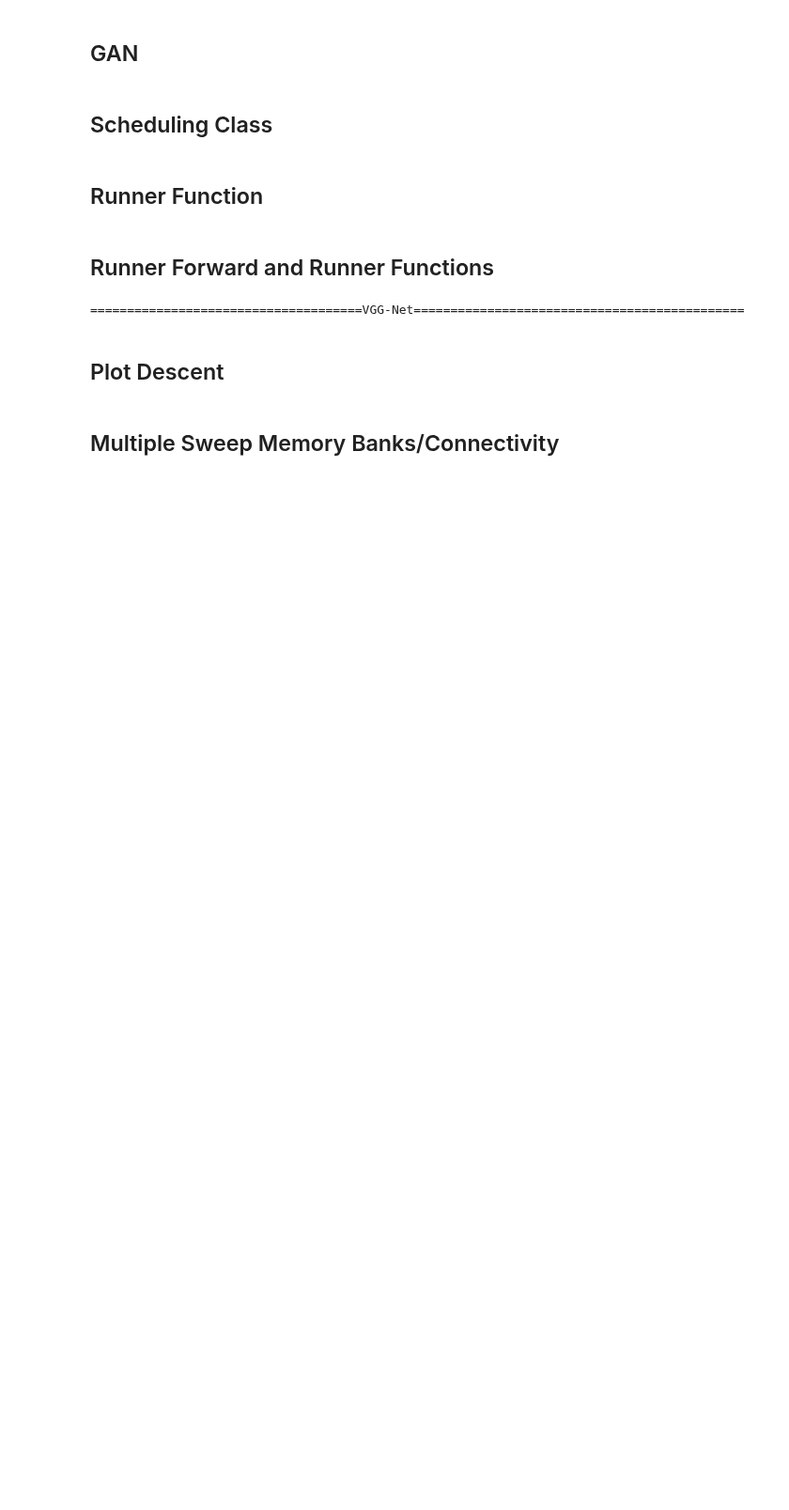
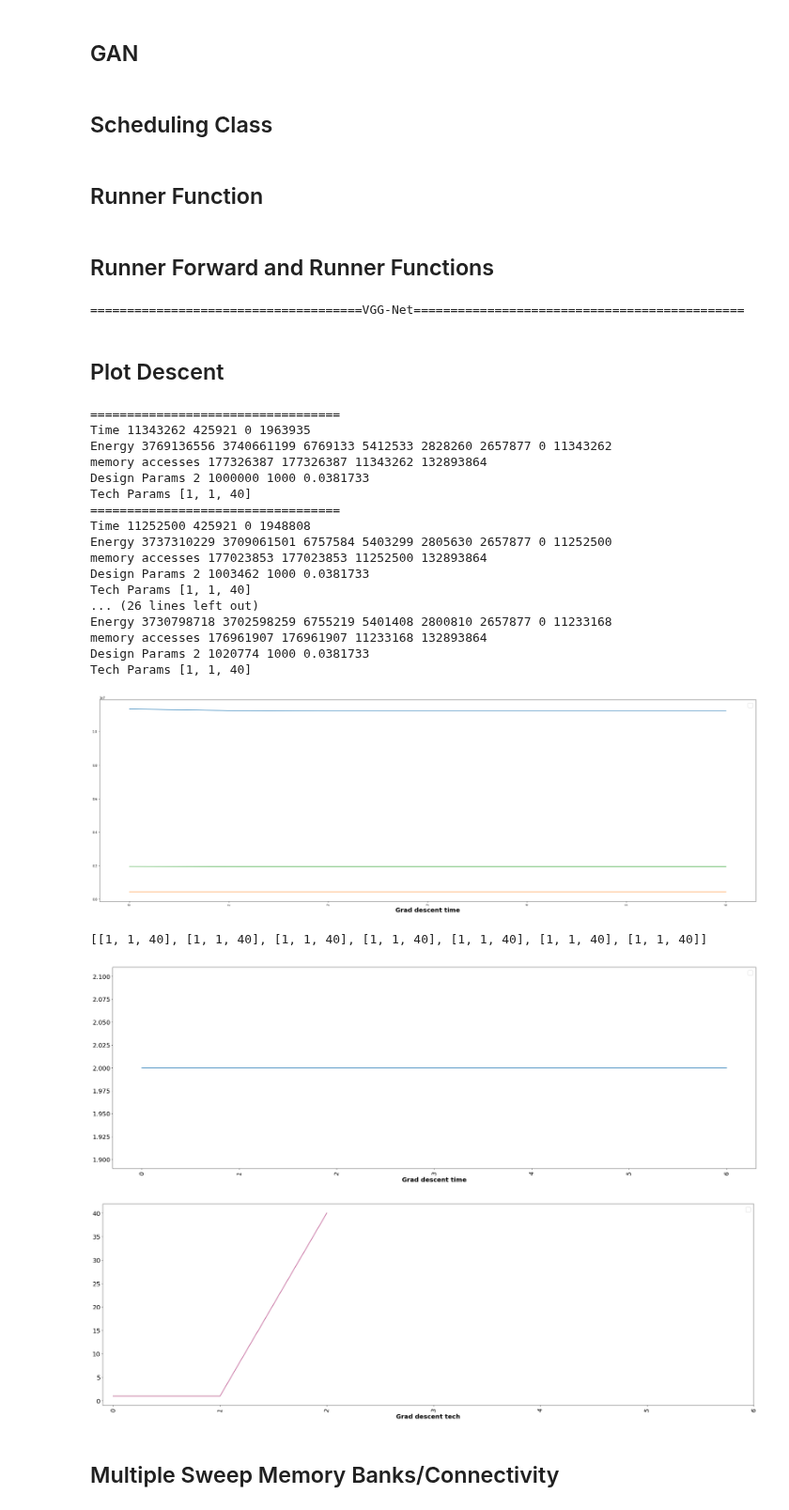
Before and after one commit to missionfission/dragon-project, a Jupyter notebook: src/XCode.ipynb, the cells around one changed output. Shown at 94% size. Saved outputs shown, nothing was run; the diff lists cells and outputs as text; code cells hidden in the pictures; blank space fills up the shorter version.

```diff
--- a/src/XCode.ipynb
+++ b/src/XCode.ipynb
@@ -645,14 +645,36 @@ def runner(graph_set, scheduler):
 # %% [markdown]
 ## Plot Descent
 # %%
-# scheduler = Scheduling()
-# time_list, bandwidth_time_list, mem_size_idle_time_list, bank_list, mem_size_list, compute_list, tech_params = runner([vgg11_graph], scheduler)
-# plot_descent(time_list, bandwidth_time_list, mem_size_idle_time_list)
-# print(tech_params)
-# # Plot Design Parameters change over time
-# plot_design_param_change(bank_list, mem_size_list, compute_list)
-# # Plot Technology Parameters change over time
-# plot_tech_param_change(np.transpose(np.array(tech_params)))
+scheduler = Scheduling()
+time_list, bandwidth_time_list, mem_size_idle_time_list, bank_list, mem_size_list, compute_list, tech_params = runner([vgg11_graph], scheduler)
+plot_descent(time_list, bandwidth_time_list, mem_size_idle_time_list)
+print(tech_params)
+# Plot Design Parameters change over time
+plot_design_param_change(bank_list, mem_size_list, compute_list)
+# Plot Technology Parameters change over time
+plot_tech_param_change(np.transpose(np.array(tech_params)))
+# %% [output]
+==================================
+Time 11343262 425921 0 1963935
+Energy 3769136556 3740661199 6769133 5412533 2828260 2657877 0 11343262
+memory accesses 177326387 177326387 11343262 132893864
+Design Params 2 1000000 1000 0.0381733
+Tech Params [1, 1, 40]
+==================================
+Time 11252500 425921 0 1948808
+Energy 3737310229 3709061501 6757584 5403299 2805630 2657877 0 11252500
+memory accesses 177023853 177023853 11252500 132893864
+Design Params 2 1003462 1000 0.0381733
+Tech Params [1, 1, 40]
+... (26 lines left out)
+Energy 3730798718 3702598259 6755219 5401408 2800810 2657877 0 11233168
+memory accesses 176961907 176961907 11233168 132893864
+Design Params 2 1020774 1000 0.0381733
+Tech Params [1, 1, 40]
+[figure, added]
+[[1, 1, 40], [1, 1, 40], [1, 1, 40], [1, 1, 40], [1, 1, 40], [1, 1, 40], [1, 1, 40]]
+[figure, added]
+[figure, added]
 # %% [markdown]
 ## Multiple Sweep Memory Banks/Connectivity
 # %%
```
Also changed, not shown: parts of 2 cells of this notebook, 1 other file.
